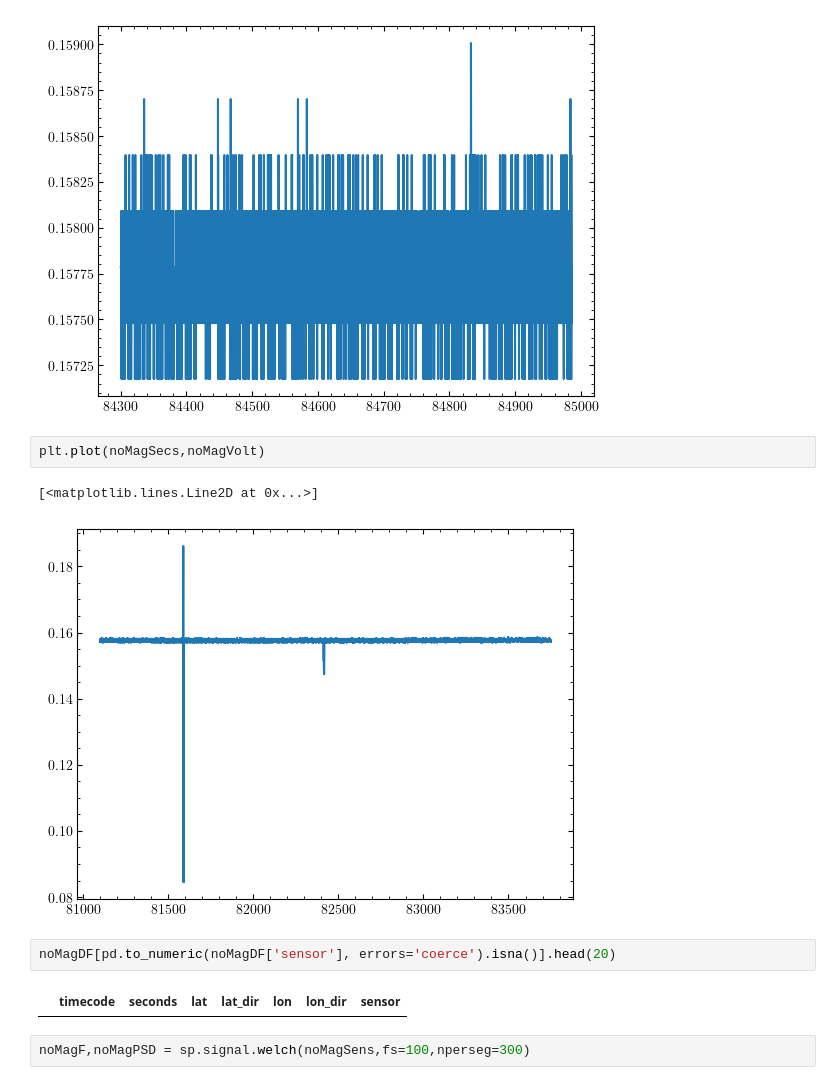
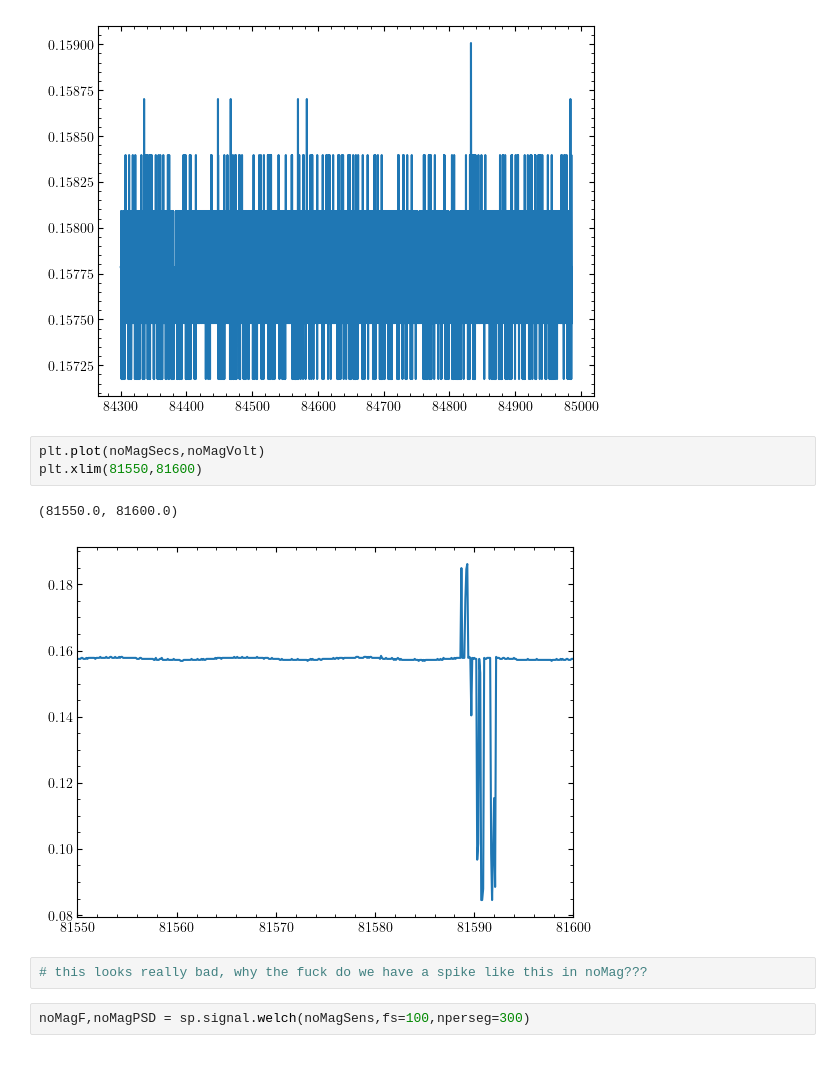
Before and after one commit to Bkorotko03/ALTrainSeismo, a Jupyter notebook: testsAndSuch/monolithTestAnalysis.ipynb, the cells around one changed output. Saved outputs shown, nothing was run; the diff lists cells and outputs as text.

```diff
--- a/testsAndSuch/monolithTestAnalysis.ipynb
+++ b/testsAndSuch/monolithTestAnalysis.ipynb
@@ -67,12 +67,11 @@ plt.plot(overSecs,overVolt)
 [figure]
 # %%
 plt.plot(noMagSecs,noMagVolt)
+plt.xlim(81550,81600)
 # %% [output]
-[<matplotlib.lines.Line2D at 0x...>]
+(81550.0, 81600.0)
-[figure, old version]
+[figure, new version]
-# %%
-noMagDF[pd.to_numeric(noMagDF['sensor'], errors='coerce').isna()].head(20)
-# %% [output]
-|  | timecode | seconds | lat | lat_dir | lon | lon_dir | sensor |
+# %%
+# this looks really bad, why the fuck do we have a spike like this in noMag???
 # %%
 noMagF,noMagPSD = sp.signal.welch(noMagSens,fs=100,nperseg=300)
```
Also changed, not shown: parts of 1 cell of this notebook, 1 other file.
